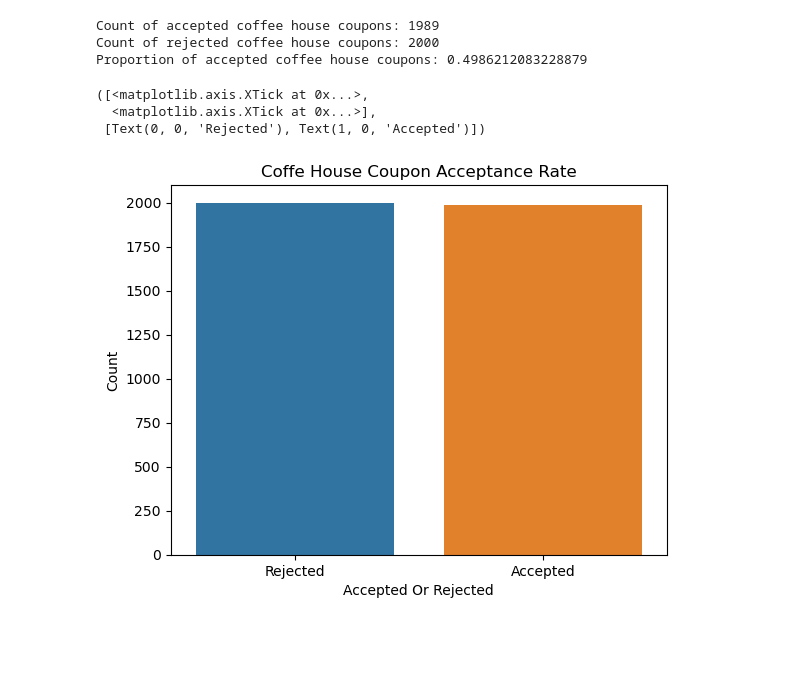
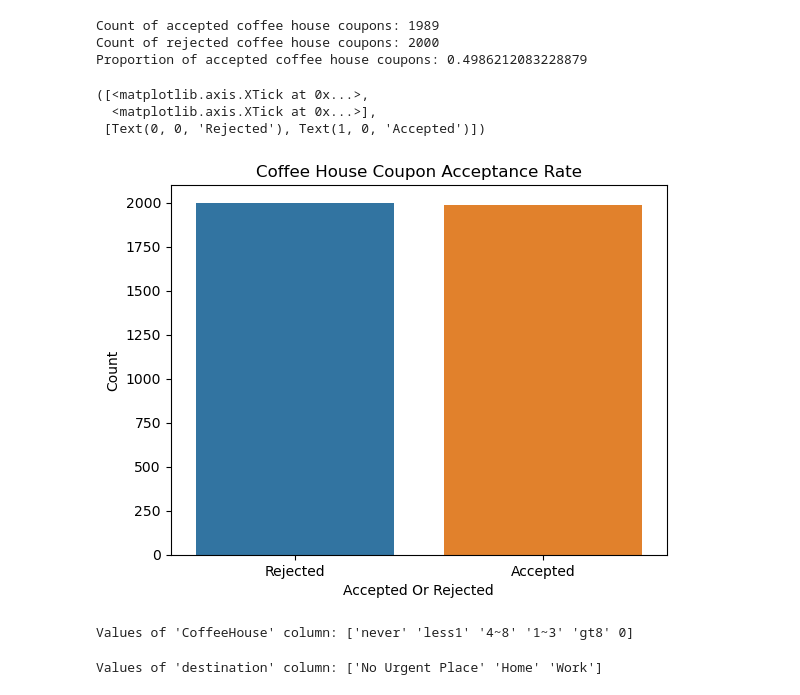
Before and after one commit to anthonytu8/AIMLAnthonyTu, a Jupyter notebook: CustomerCoupons/CustomerCoupons.ipynb, the cells around one changed output. Saved outputs shown, nothing was run; the diff lists cells and outputs as text; code cells hidden in the pictures; blank space fills up the shorter version.

```diff
--- a/CustomerCoupons/CustomerCoupons.ipynb
+++ b/CustomerCoupons/CustomerCoupons.ipynb
@@ -701,12 +699,24 @@ Proportion of accepted coffee house coupons: 0.4986212083228879
 # %%
 # Visualize acceptance rate
 sns.barplot(coffee_data, x=coffee_data['Y'].value_counts().index, y=coffee_data['Y'].value_counts().values)
-plt.title('Coffe House Coupon Acceptance Rate')
+plt.title('Coffee House Coupon Acceptance Rate')
 plt.xlabel('Accepted Or Rejected')
 plt.ylabel('Count')
 plt.xticks([0, 1], ['Rejected', 'Accepted'])
 # %% [output]
 ([<matplotlib.axis.XTick at 0x...>,
   <matplotlib.axis.XTick at 0x...>],
  [Text(0, 0, 'Rejected'), Text(1, 0, 'Accepted')])
-[figure, old version]
+[figure, new version]
+# %%
+# List values of 'CoffeeHouse' column
+coffeehouse_values = coffee_data['CoffeeHouse'].unique()
+print("Values of 'CoffeeHouse' column: " + str(coffeehouse_values))
+# %% [output]
+Values of 'CoffeeHouse' column: ['never' 'less1' '4~8' '1~3' 'gt8' 0]
+# %%
+# List values of 'destination' column
+destination_values = coffee_data['destination'].unique()
+print("Values of 'destination' column: " + str(destination_values))
+# %% [output]
+Values of 'destination' column: ['No Urgent Place' 'Home' 'Work']
```
Also changed, not shown: parts of 9 cells of this notebook.
